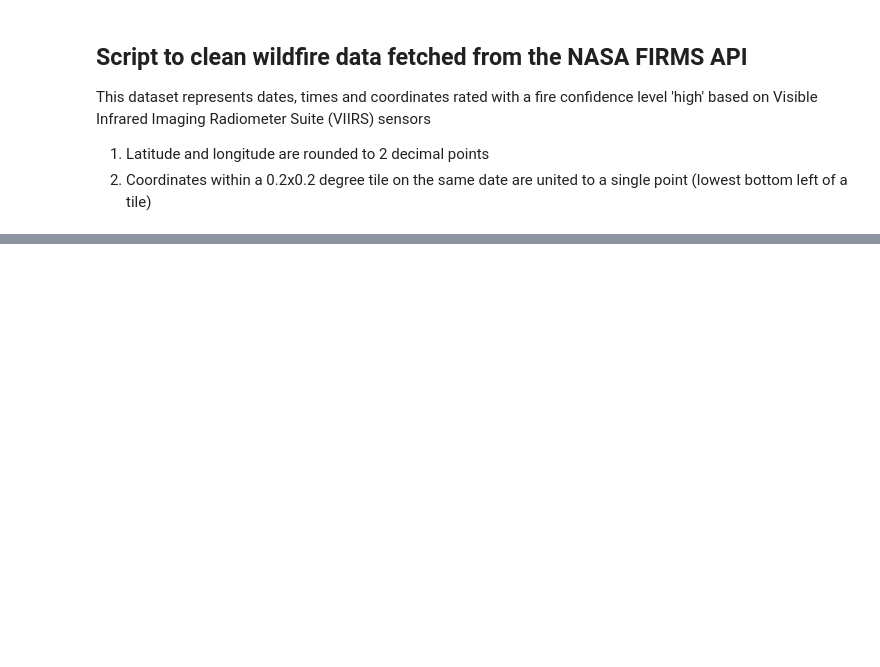
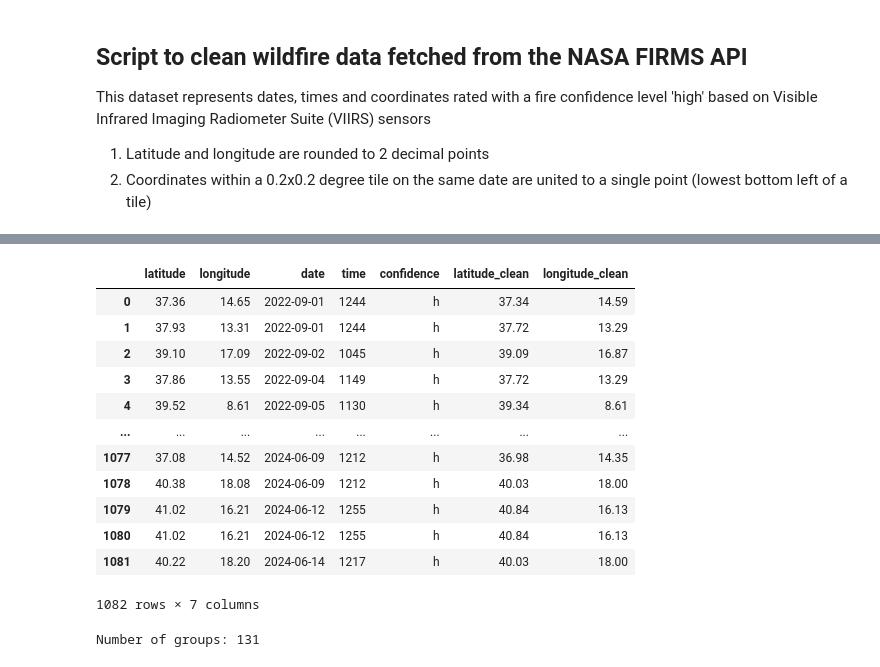
Before and after one commit to R-bellH/ki_Geo_project, a Jupyter notebook: data_mining/fire_confidence/fire_confidence_clean.ipynb, the cells around one changed output, grey strips where cells are left out. Cells and saved outputs as stored; diff of their text form; code cells hidden in the pictures; blank space fills up the shorter version.

Commit message:
new segmentation of fire_confidence coordinates and directory cleanup

```diff
--- a/data_mining/fire_confidence/fire_confidence_clean.ipynb
+++ b/data_mining/fire_confidence/fire_confidence_clean.ipynb
@@ -17,3 +17,30 @@ df['longitude'] = df['longitude'].round(2)
 df['latitude_clean'] = df['latitude']
 df['longitude_clean'] = df['longitude']
 df.rename(columns={'acq_date': 'date', 'acq_time' : 'time'}, inplace=True)
+# %%
+# determine if coordinates are within the same 0.2x0.2 degree tile
+def coordinates_part_of_same_tile(lat1, lon1, lat2, lon2, delta=0.2):
+    return abs(lat1 - lat2) <= delta and abs(lon1 - lon2) <= delta
+
+# iterate over each row in the DataFrame to group coordinates
+for index, row in df.iterrows():
+    lat = row['latitude']
+    lon = row['longitude']
+
+    # find all rows that are within the same 0.2x0.2 degree tile
+    in_same_tile = df.apply(lambda x: coordinates_part_of_same_tile(lat, lon, x['latitude'], x['longitude']), axis=1)
+
+    #get the subset of the DataFrame that falls within the same tile
+    tile_group = df[in_same_tile]
+
+    # find the lowest left coordinate in this tile group
+    lowest_lat = tile_group['latitude'].min()
+    lowest_lon = tile_group['longitude'].min()
+
+    # assign the lowest left coordinate to the latitude_clean and longitude_clean columns for the rows in this tile group
+    print(f"uniting {lowest_lat} {lowest_lon} and {lat} {lon}")
+    df.loc[in_same_tile, 'latitude_clean'] = lowest_lat
+    df.loc[in_same_tile, 'longitude_clean'] = lowest_lon
+
+
+df.to_csv('fire_confidence_clean.csv', index=False)
@@ -20 +65,24 @@ df.rename(columns={'acq_date': 'date', 'acq_time' : 'time'}, inplace=True)
+# %%
+display(df)
+
+grouped_df = df.groupby(['latitude_clean', 'longitude_clean'])
+
+num_groups = len(grouped_df)
+
+print("Number of groups:", num_groups)
+# %% [output]
+|  | latitude | longitude | date | time | confidence | latitude_clean | longitude_clean |
+| 0 | 37.36 | 14.65 | 2022-09-01 | 1244 | h | 37.34 | 14.59 |
+| 1 | 37.93 | 13.31 | 2022-09-01 | 1244 | h | 37.72 | 13.29 |
+| 2 | 39.10 | 17.09 | 2022-09-02 | 1045 | h | 39.09 | 16.87 |
+| 3 | 37.86 | 13.55 | 2022-09-04 | 1149 | h | 37.72 | 13.29 |
+| 4 | 39.52 | 8.61 | 2022-09-05 | 1130 | h | 39.34 | 8.61 |
+| ... | ... | ... | ... | ... | ... | ... | ... |
+| 1077 | 37.08 | 14.52 | 2024-06-09 | 1212 | h | 36.98 | 14.35 |
+| 1078 | 40.38 | 18.08 | 2024-06-09 | 1212 | h | 40.03 | 18.00 |
+| 1079 | 41.02 | 16.21 | 2024-06-12 | 1255 | h | 40.84 | 16.13 |
+| 1080 | 41.02 | 16.21 | 2024-06-12 | 1255 | h | 40.84 | 16.13 |
+| 1081 | 40.22 | 18.20 | 2024-06-14 | 1217 | h | 40.03 | 18.00 |
+1082 rows × 7 columns
+Number of groups: 131
 # %%
```
Also changed, not shown: parts of 2 cells of this notebook, 6 other files.
